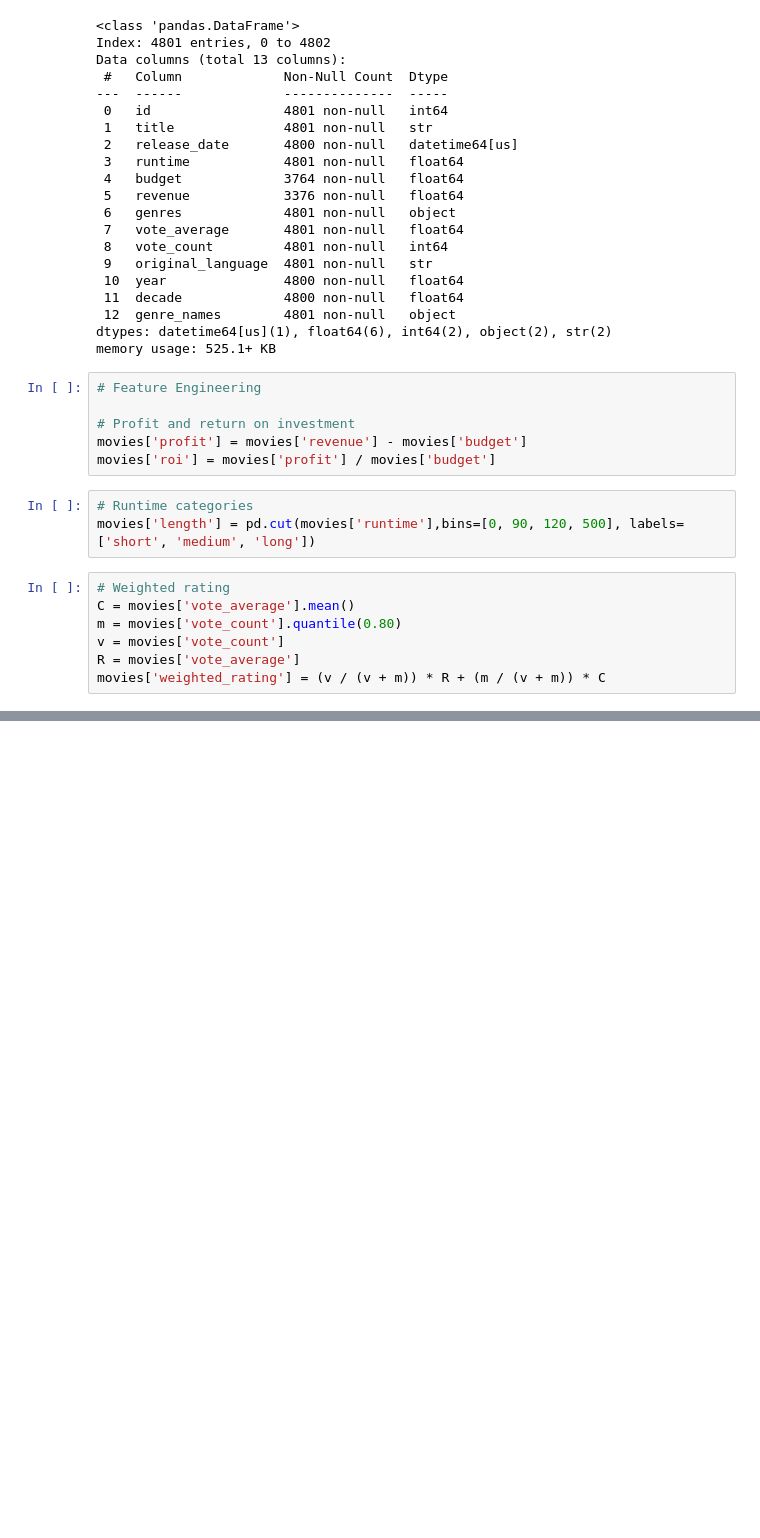
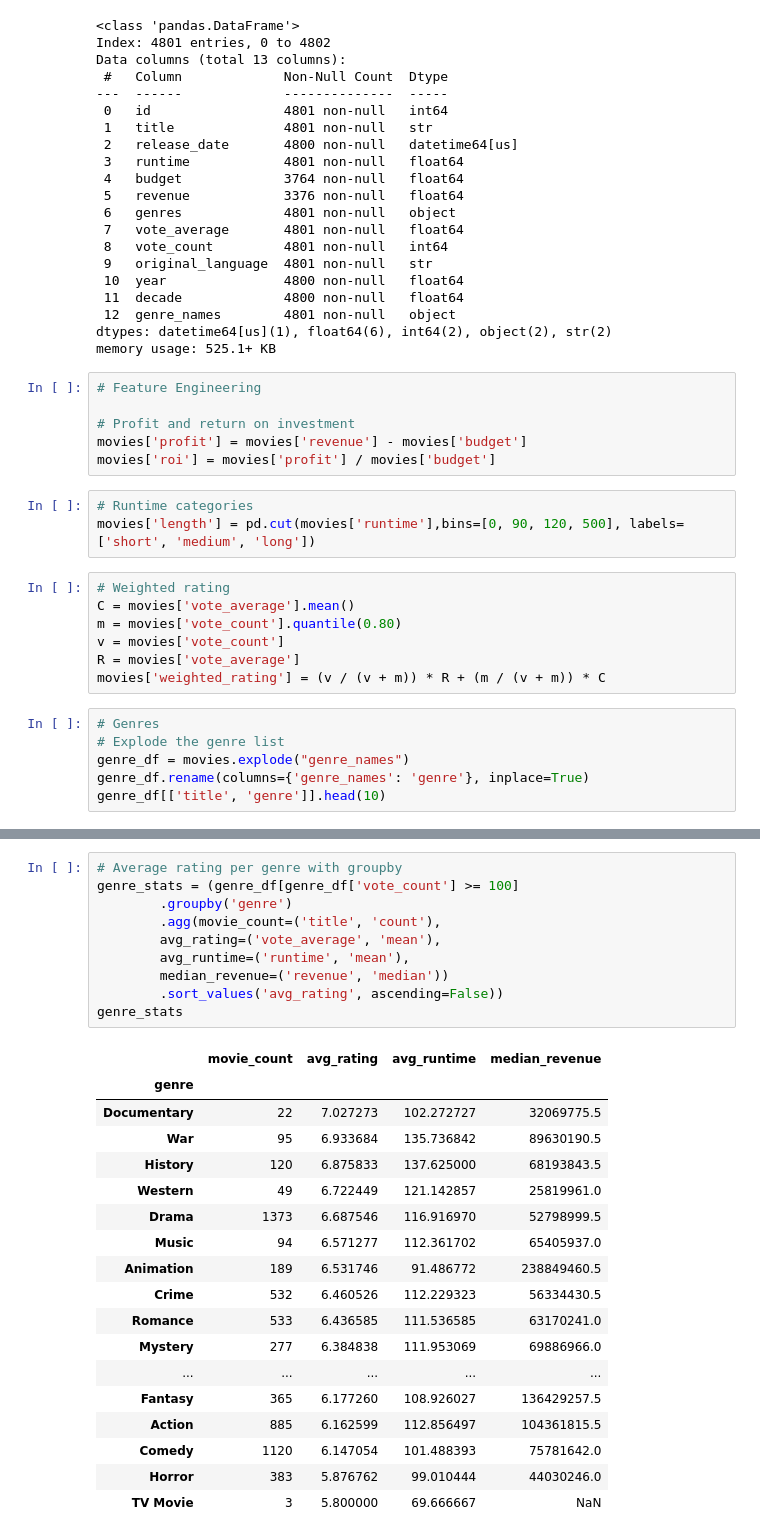
Before and after one commit to BashCtl/movie-explorer, a Jupyter notebook: movies.ipynb, the cells around one changed output, grey strips where cells are left out. Cells and saved outputs as stored; diff of their text form; blank space fills up the shorter version.

Commit message:
analyze genres

```diff
--- a/movies.ipynb
+++ b/movies.ipynb
@@ -223,3 +223,9 @@ m = movies['vote_count'].quantile(0.80)
 v = movies['vote_count']
 R = movies['vote_average']
 movies['weighted_rating'] = (v / (v + m)) * R + (m / (v + m)) * C
+# %%
+# Genres
+# Explode the genre list
+genre_df = movies.explode("genre_names")
+genre_df.rename(columns={'genre_names': 'genre'}, inplace=True)
+genre_df[['title', 'genre']].head(10)
@@ -225,0 +268,29 @@ movies['weighted_rating'] = (v / (v + m)) * R + (m / (v + m)) * C
+# %%
+# Average rating per genre with groupby
+genre_stats = (genre_df[genre_df['vote_count'] >= 100]
+        .groupby('genre')
+        .agg(movie_count=('title', 'count'),
+        avg_rating=('vote_average', 'mean'),
+        avg_runtime=('runtime', 'mean'),
+        median_revenue=('revenue', 'median'))
+        .sort_values('avg_rating', ascending=False))
+genre_stats
+# %% [output]
+|  | movie_count | avg_rating | avg_runtime | median_revenue |
+| genre |  |  |  |  |
+| Documentary | 22 | 7.027273 | 102.272727 | 32069775.5 |
+| War | 95 | 6.933684 | 135.736842 | 89630190.5 |
+| History | 120 | 6.875833 | 137.625000 | 68193843.5 |
+| Western | 49 | 6.722449 | 121.142857 | 25819961.0 |
+| Drama | 1373 | 6.687546 | 116.916970 | 52798999.5 |
+| Music | 94 | 6.571277 | 112.361702 | 65405937.0 |
+| Animation | 189 | 6.531746 | 91.486772 | 238849460.5 |
+| Crime | 532 | 6.460526 | 112.229323 | 56334430.5 |
+| Romance | 533 | 6.436585 | 111.536585 | 63170241.0 |
+| Mystery | 277 | 6.384838 | 111.953069 | 69886966.0 |
+| ... | ... | ... | ... | ... |
+| Fantasy | 365 | 6.177260 | 108.926027 | 136429257.5 |
+| Action | 885 | 6.162599 | 112.856497 | 104361815.5 |
+| Comedy | 1120 | 6.147054 | 101.488393 | 75781642.0 |
+| Horror | 383 | 5.876762 | 99.010444 | 44030246.0 |
+| TV Movie | 3 | 5.800000 | 69.666667 | NaN |
```
Also changed, not shown: parts of 2 cells of this notebook.
